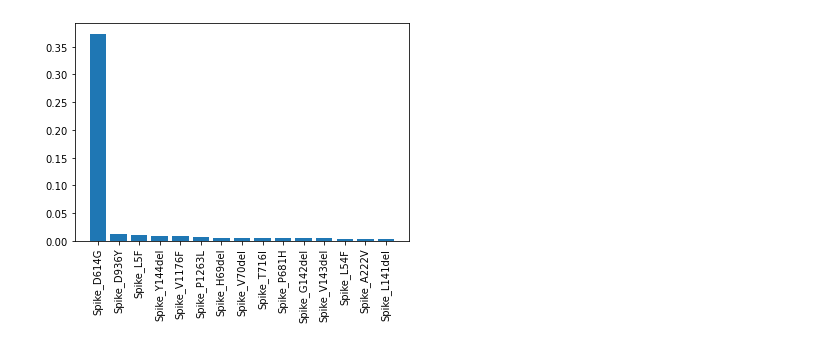
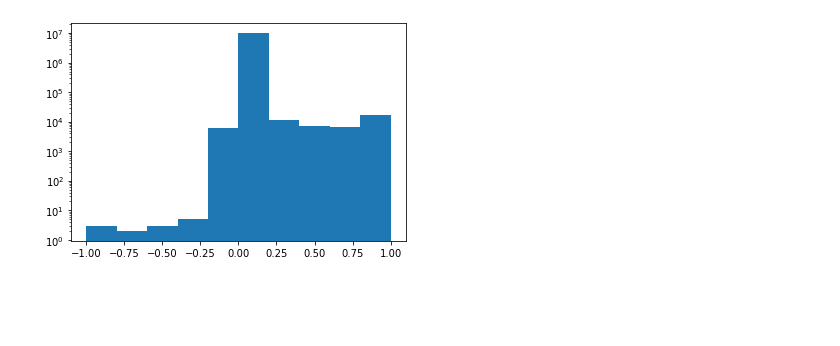
Before and after one commit to Takkoona/fixynergy, a Jupyter notebook: 5_visualize_results.ipynb, the cells around one changed output. Cells and saved outputs as stored; diff of their text form; code cells hidden in the pictures; blank space fills up the shorter version.

```diff
--- a/5_visualize_results.ipynb
+++ b/5_visualize_results.ipynb
@@ -95,8 +26,0 @@ plt.savefig("Plots/mutation_scores_original.pdf")
-# %%
-seq_averge_mutations = seq_mutations.mean(axis=0).sort_values(ascending=False)
-
-plt.bar(seq_averge_mutations[:15].index, seq_averge_mutations[:15].values)
-plt.xticks(rotation=90)
-plt.savefig("Plots/mut_rank_original.pdf", bbox_inches="tight")
-# %% [output]
-[figure, removed]
@@ -102,0 +37,9 @@ plt.savefig("Plots/mut_rank_original.pdf", bbox_inches="tight")
+# %%
+score_err = pred_scores.loc[true_scores.index] - true_scores
+
+# n, bins, patches = plt.hist(score_err)
+n, bins, patches = plt.hist(score_err.values.flatten())
+plt.yscale("log")
+plt.savefig("Plots/score_error.pdf")
+# %% [output]
+[figure, added]
```
Also changed, not shown: parts of 11 cells of this notebook, 2 other files.
